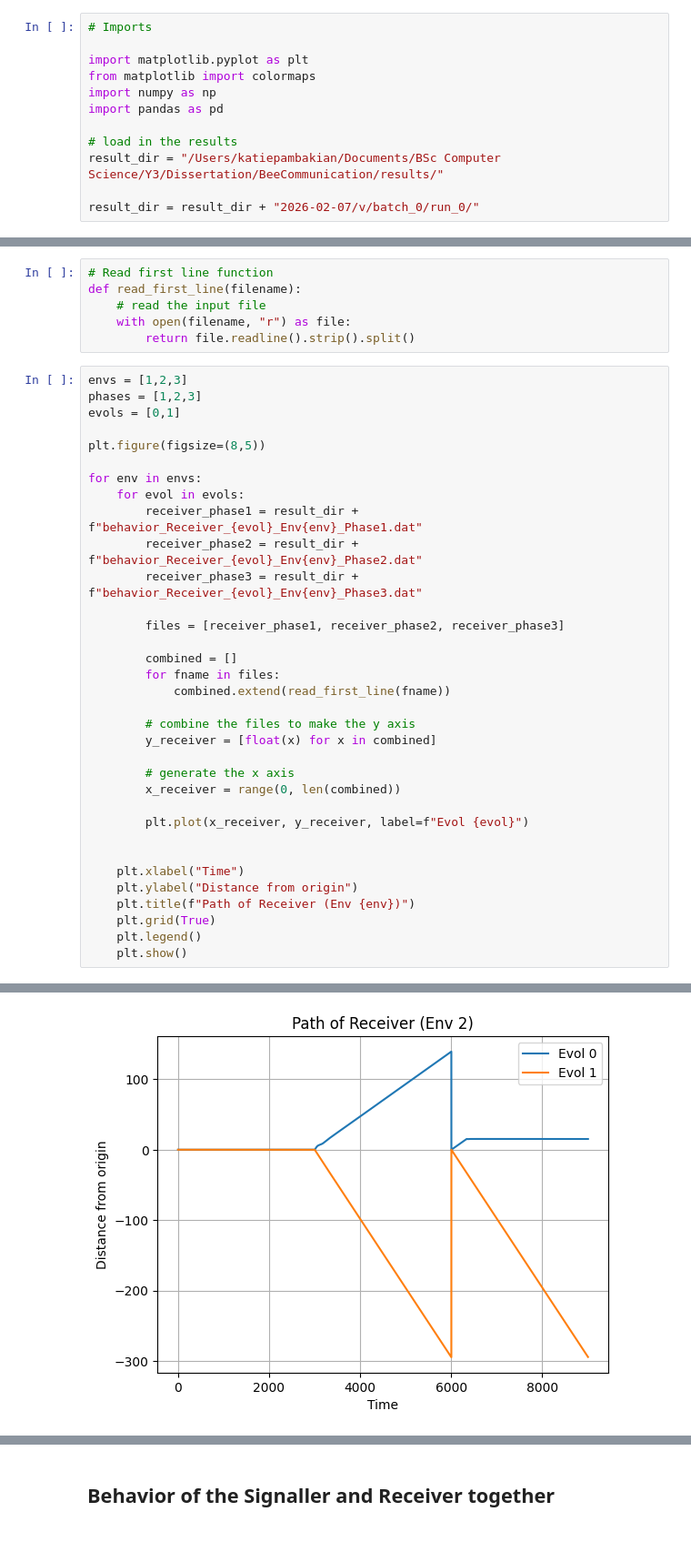
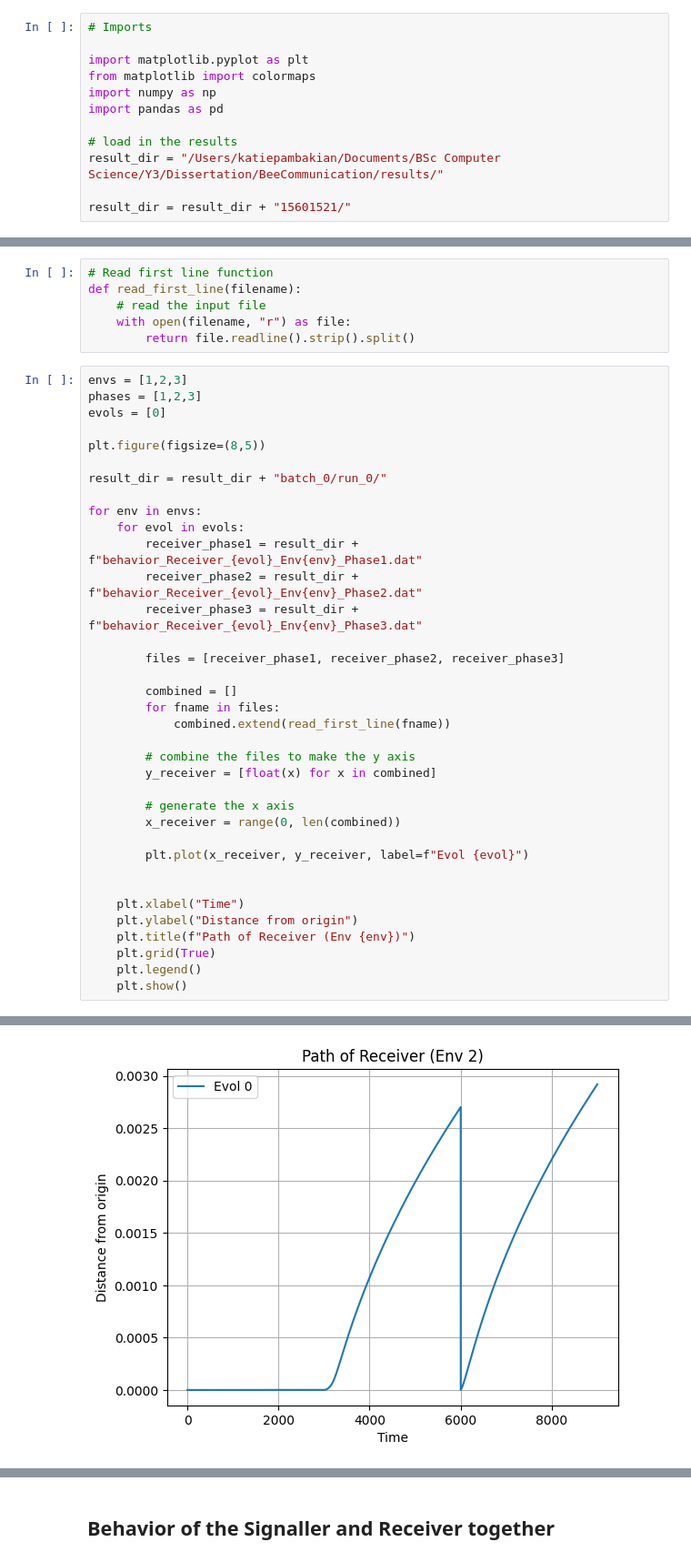
Before and after one commit to katiepambakianbris/BeeCommunication, a Jupyter notebook: analysis/Viz.ipynb, the cells around one changed output, grey strips where cells are left out. Shown at 91% size. Saved outputs shown, nothing was run; the diff lists cells and outputs as text.

```diff
--- a/analysis/Viz.ipynb
+++ b/analysis/Viz.ipynb
@@ -13,7 +13,7 @@ import pandas as pd
 # load in the results
 result_dir = "/Users/katiepambakian/Documents/BSc Computer Science/Y3/Dissertation/BeeCommunication/results/"
 
-result_dir = result_dir + "2026-02-07/v/batch_0/run_0/"
+result_dir = result_dir + "15601521/"
 # %% [markdown]
 ## Overall Evolution (fitness vs generation)
 
@@ -78,9 +82,11 @@ def read_first_line(filename):
 # %%
 envs = [1,2,3]
 phases = [1,2,3]
-evols = [0,1]
+evols = [0]
 
 plt.figure(figsize=(8,5))
+
+result_dir = result_dir + "batch_0/run_0/"
 
 for env in envs:
     for evol in evols:
@@ -114 +120 @@ for env in envs:
-[figure, old version]
+[figure, new version]
```
Also changed, not shown: parts of 7 cells of this notebook, 2 other files.
